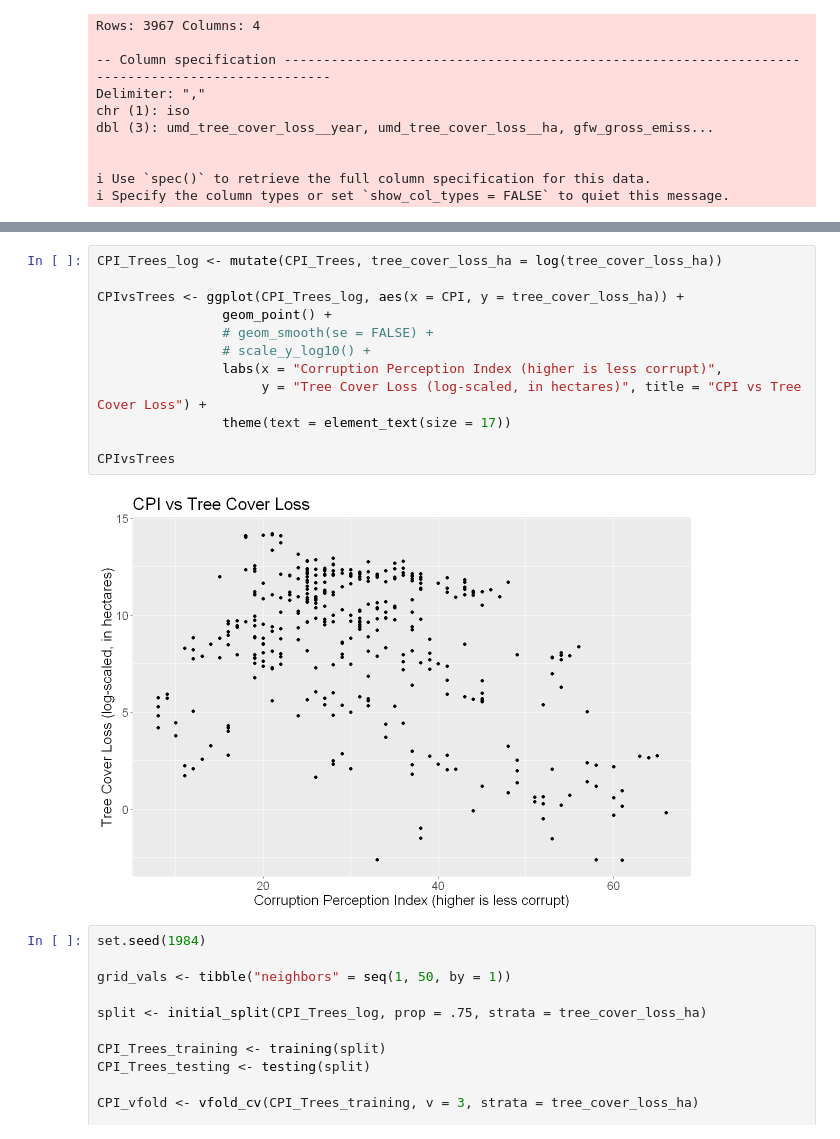
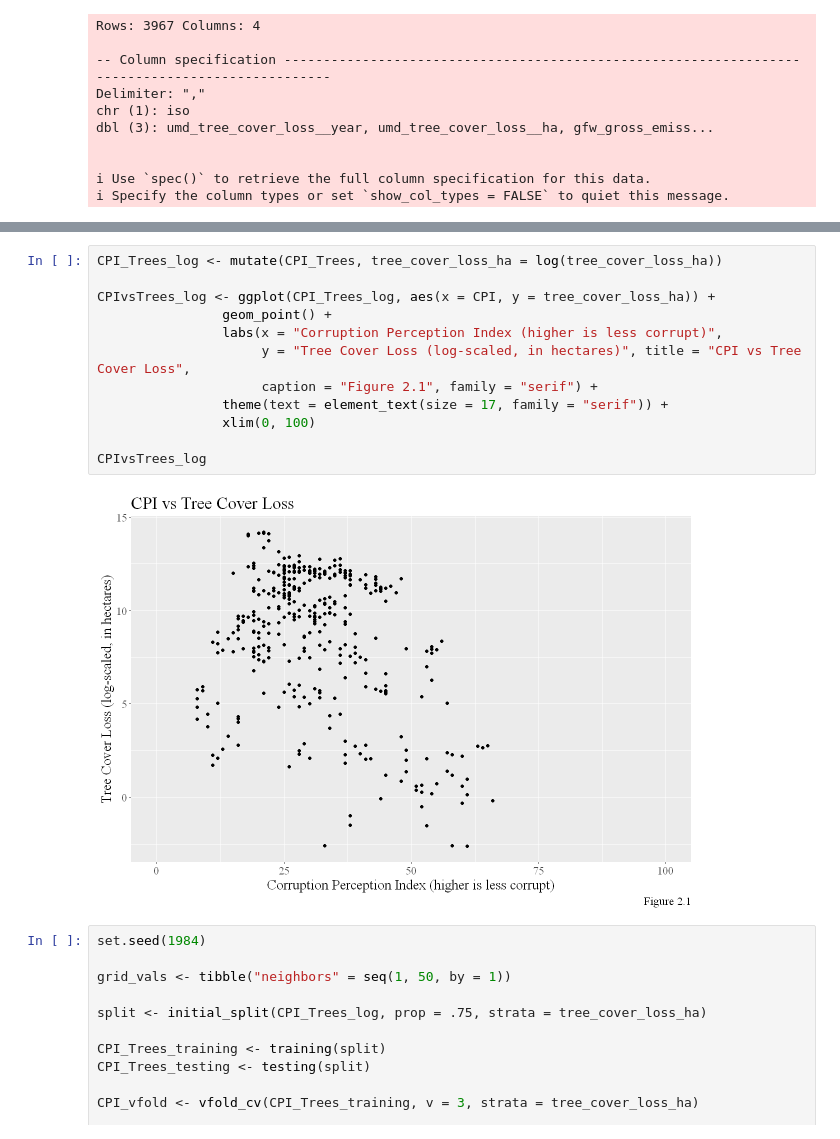
Before and after one commit to GuacamoleL0ver/CorruptionVsTrees, a Jupyter notebook: TreecoverlossVsCorruption.ipynb, the cells around one changed output, grey strips where cells are left out. Saved outputs shown, nothing was run; the diff lists cells and outputs as text.

```diff
--- a/TreecoverlossVsCorruption.ipynb
+++ b/TreecoverlossVsCorruption.ipynb
@@ -69,17 +74,17 @@ A tibble: 6 × 5
 # %%
 CPI_Trees_log <- mutate(CPI_Trees, tree_cover_loss_ha = log(tree_cover_loss_ha))
 
-CPIvsTrees <- ggplot(CPI_Trees_log, aes(x = CPI, y = tree_cover_loss_ha)) +
+CPIvsTrees_log <- ggplot(CPI_Trees_log, aes(x = CPI, y = tree_cover_loss_ha)) +
                 geom_point() +
-                # geom_smooth(se = FALSE) +
-                # scale_y_log10() +
                 labs(x = "Corruption Perception Index (higher is less corrupt)",
-                     y = "Tree Cover Loss (log-scaled, in hectares)", title = "CPI vs Tree Cover Loss") +
-                theme(text = element_text(size = 17))
+                     y = "Tree Cover Loss (log-scaled, in hectares)", title = "CPI vs Tree Cover Loss",
+                     caption = "Figure 2.1", family = "serif") +
+                theme(text = element_text(size = 17, family = "serif")) +
+                xlim(0, 100)
 
-CPIvsTrees
+CPIvsTrees_log
 # %% [output]
-[figure, old version]
+[figure, new version]
 # %%
 set.seed(1984)
 
```
Also changed, not shown: parts of 9 cells of this notebook.
